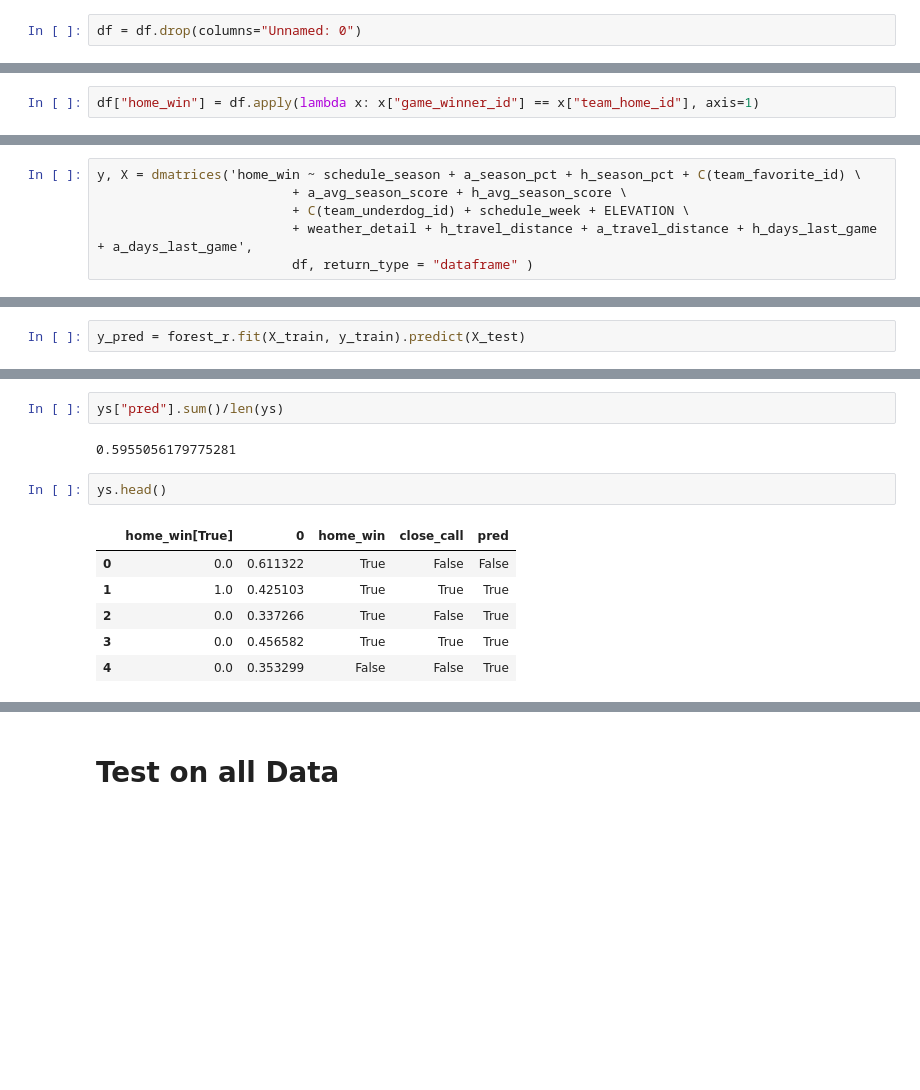
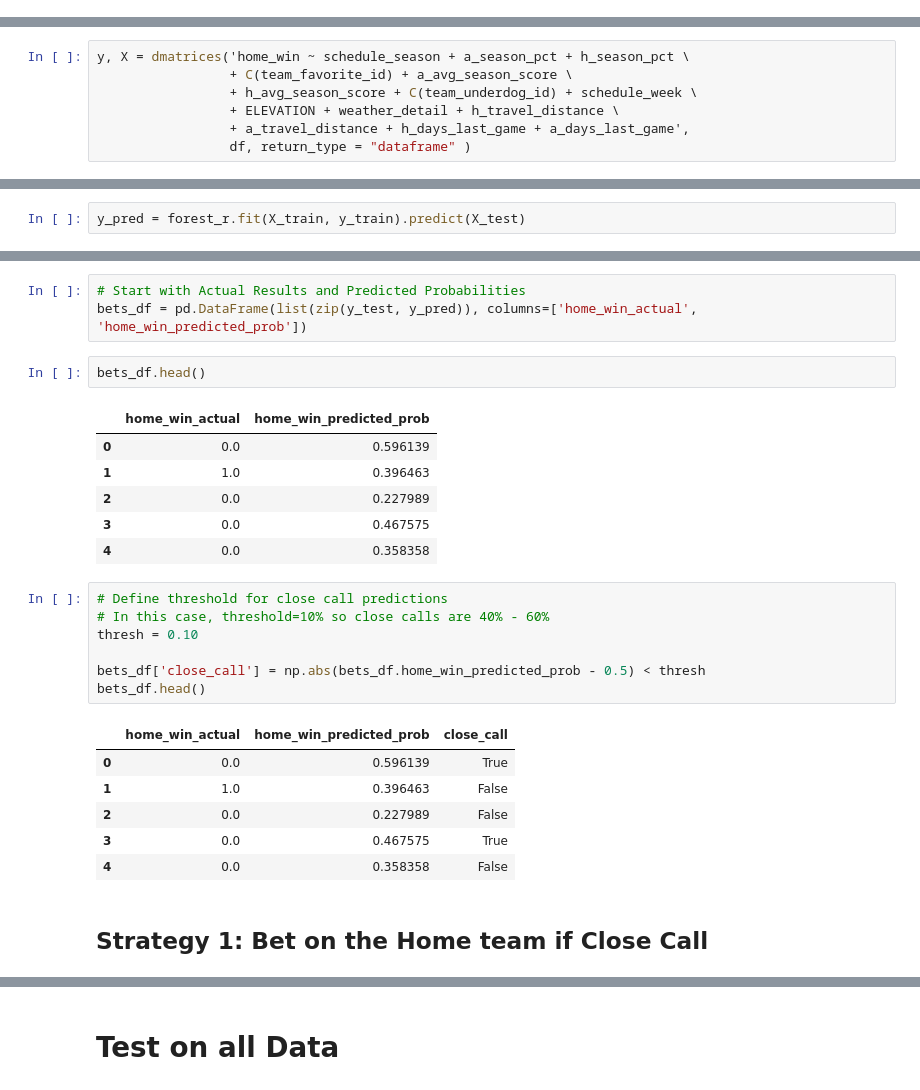
Before and after one commit to ortsed/mod5_project, a Jupyter notebook: NFL Modeling By Year.ipynb, the cells around one changed output, grey strips where cells are left out. Saved outputs shown, nothing was run; the diff lists cells and outputs as text; blank space fills up the shorter version.

Commit message:
Remove modeling from Data Work nb; Add Function Model for each year and clean model nb

```diff
--- a/NFL Modeling By Year.ipynb
+++ b/NFL Modeling By Year.ipynb
@@ -16,10 +16,6 @@ df = pd.read_csv("data/data_cumulative.csv")
-# %%
-df = df.drop(columns="Unnamed: 0")
 # %%
 df.head(2)
 # %% [output]
 |  | schedule_date | schedule_season | schedule_week | schedule_playoff | team_home | score_home | score_away | ... |
 | 0 | 2011-09-08 | 2011 | 1 | False | Green Bay Packers | 42 | 34 | ... |
 | 1 | 2011-09-11 | 2011 | 1 | False | Arizona Cardinals | 28 | 21 | ... |
-# %%
-df["home_win"] = df.apply(lambda x: x["game_winner_id"] == x["team_home_id"], axis=1)
@@ -26,11 +47,12 @@ df["home_win"] = df.apply(lambda x: x["game_winner_id"] == x["team_home_id"], ax
 # %% [markdown]
 # Define X, y
 # %%
-y, X = dmatrices('home_win ~ schedule_season + a_season_pct + h_season_pct + C(team_favorite_id) \
-                         + a_avg_season_score + h_avg_season_score \
-                         + C(team_underdog_id) + schedule_week + ELEVATION \
-                         + weather_detail + h_travel_distance + a_travel_distance + h_days_last_game + a_days_last_game',
-                         df, return_type = "dataframe" )
+y, X = dmatrices('home_win ~ schedule_season + a_season_pct + h_season_pct \
+                 + C(team_favorite_id) + a_avg_season_score \
+                 + h_avg_season_score + C(team_underdog_id) + schedule_week \
+                 + ELEVATION + weather_detail + h_travel_distance \
+                 + a_travel_distance + h_days_last_game + a_days_last_game',
+                 df, return_type = "dataframe" )
 # %%
 X.tail()
 # %% [output]
@@ -199,13 +221,28 @@ ys["pred"] = ys.apply(strategy, axis=1)
-# %%
-ys["pred"].sum()/len(ys)
-# %% [output]
-0.5955056179775281
+# %%
+# Start with Actual Results and Predicted Probabilities
+bets_df = pd.DataFrame(list(zip(y_test, y_pred)), columns=['home_win_actual', 'home_win_predicted_prob'])
 # %%
-ys.head()
+bets_df.head()
 # %% [output]
-|  | home_win[True] | 0 | home_win | close_call | pred |
-| 0 | 0.0 | 0.611322 | True | False | False |
-| 1 | 1.0 | 0.425103 | True | True | True |
-| 2 | 0.0 | 0.337266 | True | False | True |
-| 3 | 0.0 | 0.456582 | True | True | True |
-| 4 | 0.0 | 0.353299 | False | False | True |
+|  | home_win_actual | home_win_predicted_prob |
+| 0 | 0.0 | 0.596139 |
+| 1 | 1.0 | 0.396463 |
+| 2 | 0.0 | 0.227989 |
+| 3 | 0.0 | 0.467575 |
+| 4 | 0.0 | 0.358358 |
+# %%
+# Define threshold for close call predictions
+# In this case, threshold=10% so close calls are 40% - 60%
+thresh = 0.10
+
+bets_df['close_call'] = np.abs(bets_df.home_win_predicted_prob - 0.5) < thresh
+bets_df.head()
+# %% [output]
+|  | home_win_actual | home_win_predicted_prob | close_call |
+| 0 | 0.0 | 0.596139 | True |
+| 1 | 1.0 | 0.396463 | False |
+| 2 | 0.0 | 0.227989 | False |
+| 3 | 0.0 | 0.467575 | True |
+| 4 | 0.0 | 0.358358 | False |
+# %% [markdown]
+## Strategy 1: Bet on the Home team if Close Call
```
Also changed, not shown: parts of 40 cells of this notebook, 1 other file.
